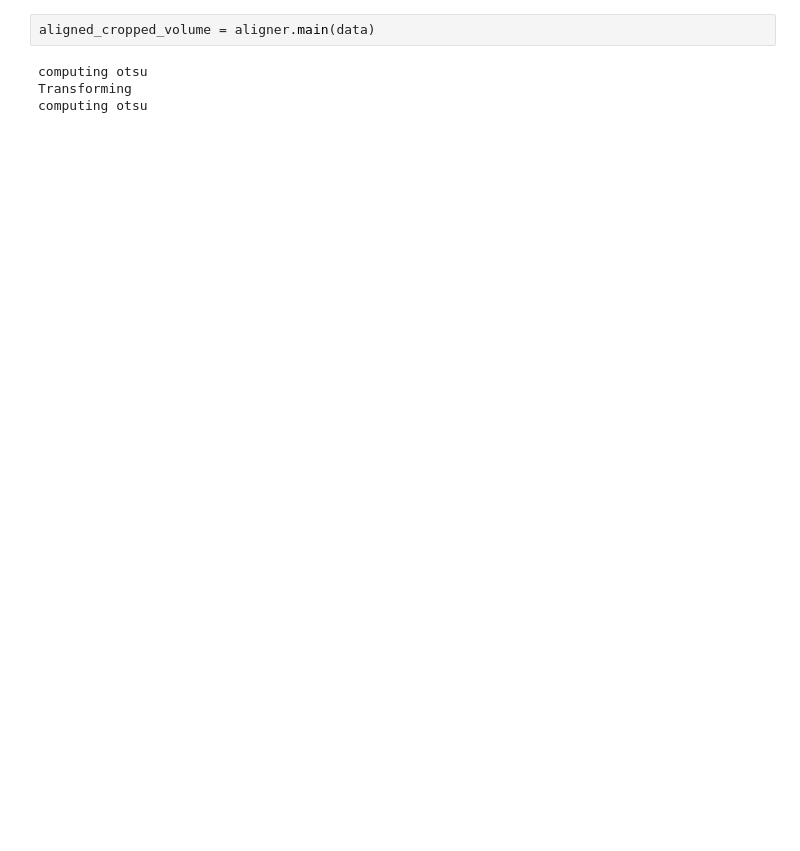
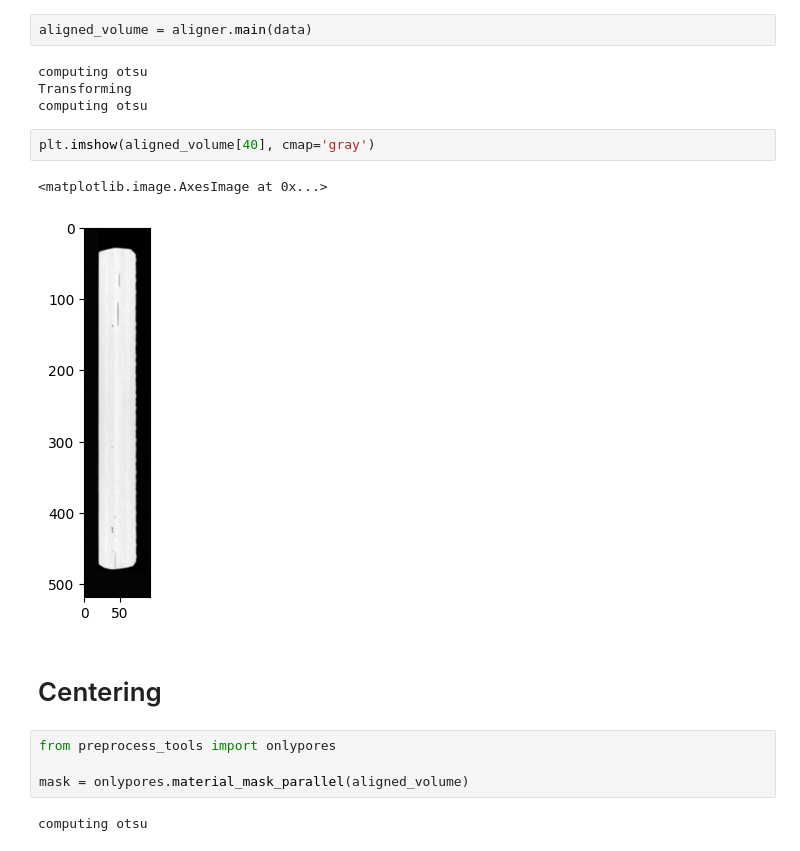
Before and after one commit to topeberti/UTvsXCT-preprocessing, a Jupyter notebook: desarrollo/aligner/pruebas2025.ipynb, the cells around one changed output. Drawn from its saved outputs; the diff is of its cells as text; blank space fills up the shorter version.

```diff
--- a/desarrollo/aligner/pruebas2025.ipynb
+++ b/desarrollo/aligner/pruebas2025.ipynb
@@ -48,6 +53,19 @@ data = read_sequence(filename)
 # %%
-aligned_cropped_volume = aligner.main(data)
+aligned_volume = aligner.main(data)
 # %% [output]
 computing otsu
 Transforming
 computing otsu
+# %%
+plt.imshow(aligned_volume[40], cmap='gray')
+# %% [output]
+<matplotlib.image.AxesImage at 0x...>
+[figure, added]
+# %% [markdown]
+# Centering
+# %%
+from preprocess_tools import onlypores
+
+mask = onlypores.material_mask_parallel(aligned_volume)
+# %% [output]
+computing otsu
```
Also changed, not shown: parts of 4 cells of this notebook, 2 other files.
